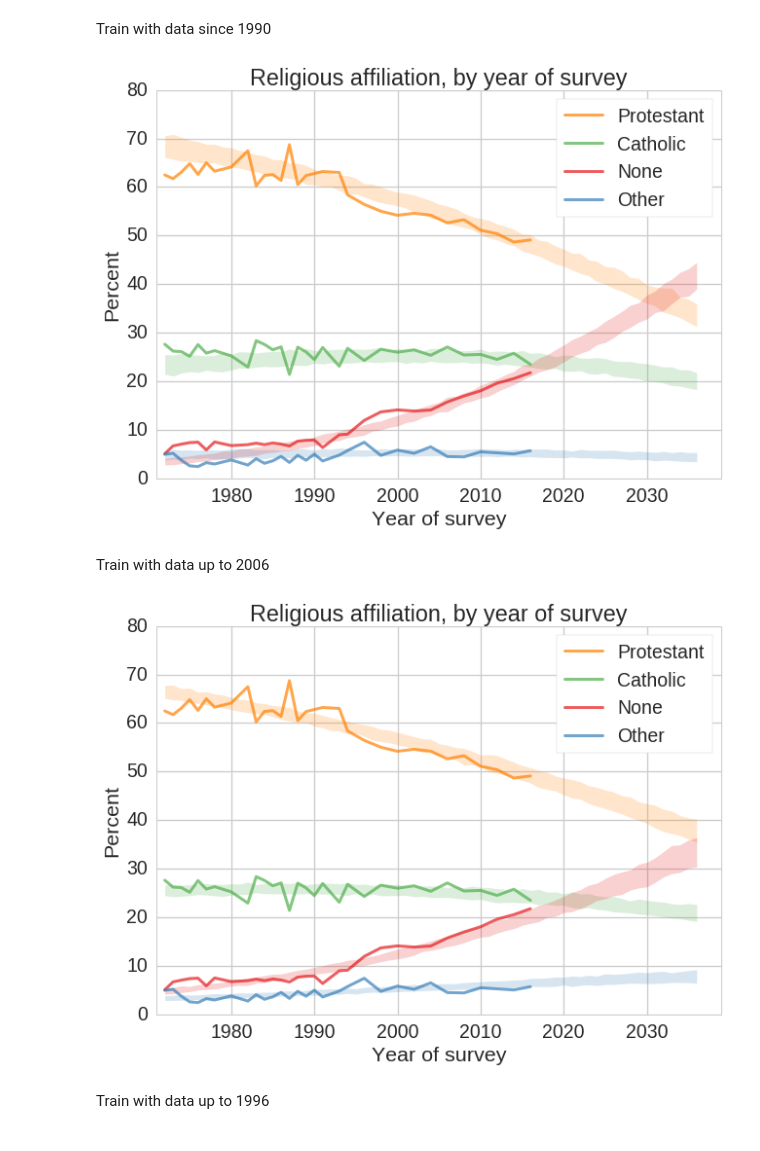
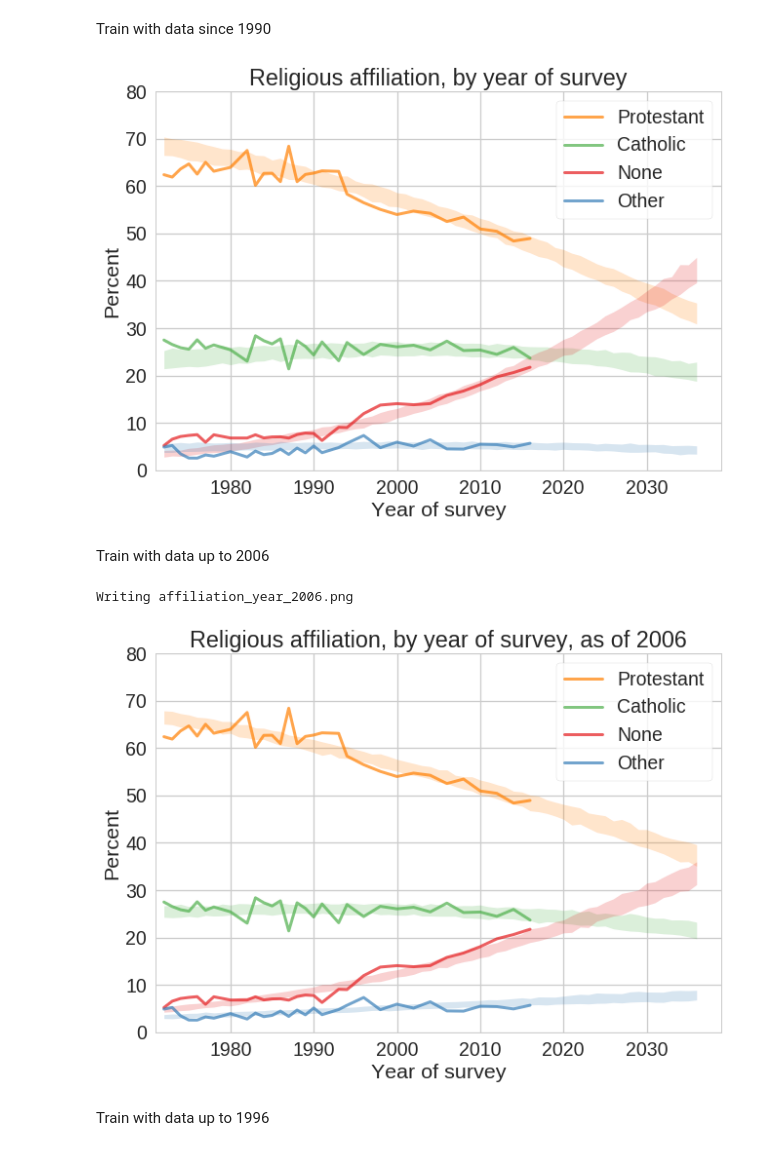
Before and after one commit to AllenDowney/GssReligion, a Jupyter notebook: age_religion.ipynb, the cells around one changed output. Saved outputs shown, nothing was run; the diff lists cells and outputs as text; code cells hidden in the pictures.

Commit message:
Updating age_religion

```diff
--- a/age_religion.ipynb
+++ b/age_religion.ipynb
@@ -178,3 +185,7 @@ cohort5
 Name: relig, dtype: int64
 # %%
 gss['cohort10'] = utils.RoundIntoBins(gss, 'cohort', 10)
+# %%
+grouped_cohort = gss.groupby(['cohort10'])
+counts = grouped_cohort.relig.count()
+counts
@@ -322,13 +353,16 @@ Name: bible, dtype: int64
 def center_factors(df):
     """Center factors around their means.
 
-    Add centered factors for the model.
+    Add centered factors to make the coeffients
+    of the model easier to interpret.
 
     df: DataFrame
     """
     df['ones'] = np.ones_like(df.cohort)
     df['c'] = df.cohort - 1966
     df['a'] = df.age - 47
+
+    # also add quadratic factors and interaction term
     df['c2'] = df.c**2
     df['a2'] = df.a**2
     df['ac'] = df.a * df.c
@@ -549,17 +587,25 @@ def predict_multi_model(age, model, year, factors, index):
     # simplification:
     # assume that all respondents have the mean probability for
     # each category, and sample from the multinomial distribution
-    means = pred.mean(axis=0)
-    freqs = np.random.multinomial(n, means) / n
+    #means = pred.mean(axis=0)
+    #freqs0 = np.random.multinomial(n, means) / n
 
-    # here's the version that doesn't use the simplification.
-    # it's slower.
+    # non-simplification: treat each row as a predictive distribution
+    # and draw a sample from each row
 
-    # xs = np.arange(1, model.model.J+1)
-    # func = lambda row: np.random.choice(xs, p=row)
-    # choices = np.apply_along_axis(func, 1, pred)
-    # _, counts = np.unique(choices, return_counts=True)
-    # freqs = counts / n
+    # compute cumulative probabilities along each row
+    cumpred = pred.cumsum(axis=1)
+
+    # generate a random value for each row and compare to the
+    # cumulative probabilities
+    temp = np.random.random(n)[:,None] <= cumpred
+
+    # find the index of the first True in each row
+    choices = temp.argmax(axis=1) + 1
+
+    # compute the PMF of the choices
+    _, counts = np.unique(choices, return_counts=True)
+    freqs = counts / n
 
     return pd.Series(freqs, index=index) * 100
 # %%
@@ -1014,13 +1066,13 @@ dfs3 = run_model(gss, var, varnames, train_year, years, index, iters=101)
 colors = [ORANGE, GREEN, RED, BLUE]
 labels = ['Protestant', 'Catholic', 'None', 'Other']
 nolabels= [None] * 4
-plot_percentiles(dfs3, varnames, colors, nolabels, plot=False)
+plot_percentiles(dfs3a, varnames, colors, nolabels, plot=False)
 plot_percentiles(dfs1, varnames, colors, labels, fill=False)
 thinkplot.config(title='Religious affiliation, by year of survey',
                  xlabel='Year of survey', ylabel='Percent',
                  xlim=[1971, 2039], ylim=[0, 80])
 # %% [output]
-[figure, old version]
+[figure, new version]
 # %% [markdown]
 Train with data up to 2006
 # %%
@@ -1031,12 +1083,15 @@ factors = ['ones', 'a', 'c']
 dfs4 = run_model(gss, var, varnames, train_year, years, index, iters=101)
 # %%
 plot_percentiles(dfs4, varnames, colors, nolabels, plot=False)
-plot_percentiles(dfs1, varnames, colors, labels, fill=False)
-thinkplot.config(title='Religious affiliation, by year of survey',
+plot_percentiles(dfs1a, varnames, colors, labels, fill=False)
+thinkplot.config(title='Religious affiliation, by year of survey, as of 2006',
                  xlabel='Year of survey', ylabel='Percent',
                  xlim=[1971, 2039], ylim=[0, 80])
+
+thinkplot.SaveFormat('affiliation_year_2006', 'png')
 # %% [output]
+Writing affiliation_year_2006.png
-[figure, old version]
+[figure, new version]
 # %% [markdown]
 Train with data up to 1996
 # %%
```
Also changed, not shown: parts of 62 cells of this notebook.
